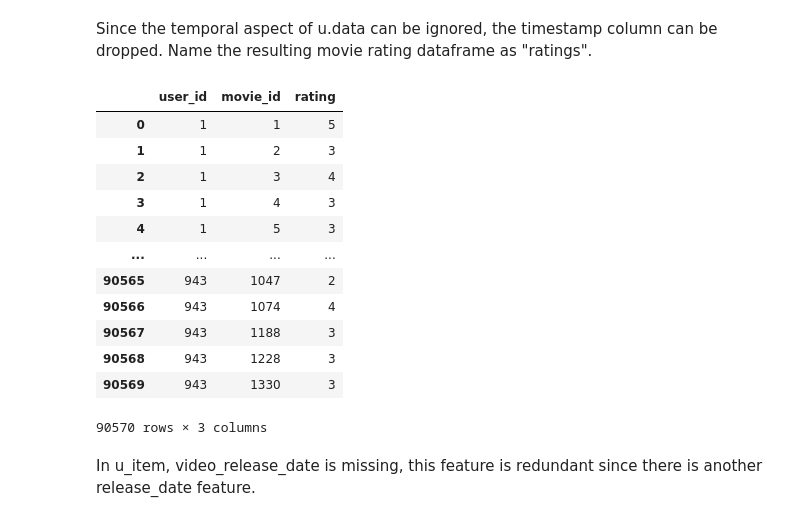
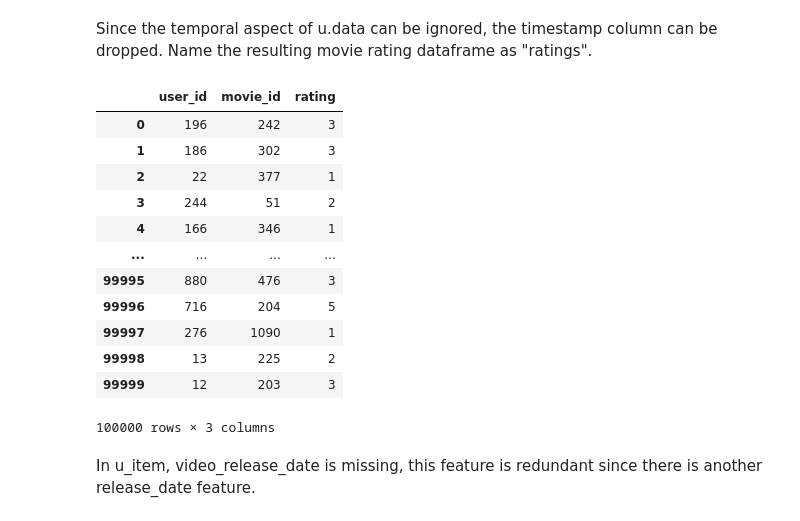
Before and after one commit to Cgolling/LLP_IS4242, a Jupyter notebook: A2_CF.ipynb, the cells around one changed output. Saved outputs shown, nothing was run; the diff lists cells and outputs as text; code cells hidden in the pictures.

```diff
--- a/A2_CF.ipynb
+++ b/A2_CF.ipynb
@@ -238,22 +238,22 @@ ua_train
 # %% [markdown]
 Since the temporal aspect of u.data can be ignored, the timestamp column can be dropped. Name the resulting movie rating dataframe as "ratings".
 # %%
-ratings = ua_train.drop('timestamp', axis=1)
+ratings = u_data.drop('timestamp', axis=1)
 ratings
 # %% [output]
 |  | user_id | movie_id | rating |
-| 0 | 1 | 1 | 5 |
-| 1 | 1 | 2 | 3 |
-| 2 | 1 | 3 | 4 |
-| 3 | 1 | 4 | 3 |
-| 4 | 1 | 5 | 3 |
+| 0 | 196 | 242 | 3 |
+| 1 | 186 | 302 | 3 |
+| 2 | 22 | 377 | 1 |
+| 3 | 244 | 51 | 2 |
+| 4 | 166 | 346 | 1 |
 | ... | ... | ... | ... |
-| 90565 | 943 | 1047 | 2 |
-| 90566 | 943 | 1074 | 4 |
-| 90567 | 943 | 1188 | 3 |
-| 90568 | 943 | 1228 | 3 |
-| 90569 | 943 | 1330 | 3 |
+| 99995 | 880 | 476 | 3 |
+| 99996 | 716 | 204 | 5 |
+| 99997 | 276 | 1090 | 1 |
+| 99998 | 13 | 225 | 2 |
+| 99999 | 12 | 203 | 3 |
-90570 rows × 3 columns
+100000 rows × 3 columns
 # %% [markdown]
 In u_item, video_release_date is missing, this feature is redundant since there is another release_date feature.
 # %%
```
Also changed, not shown: parts of 30 cells of this notebook, 2 other files.
